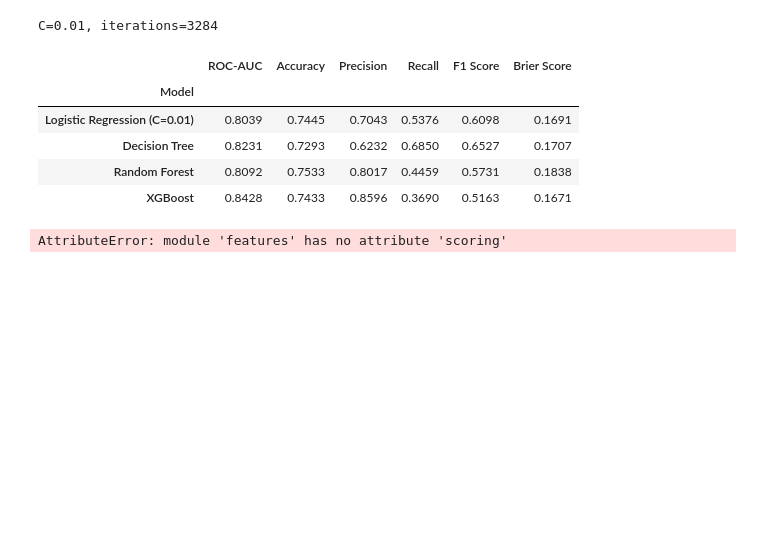
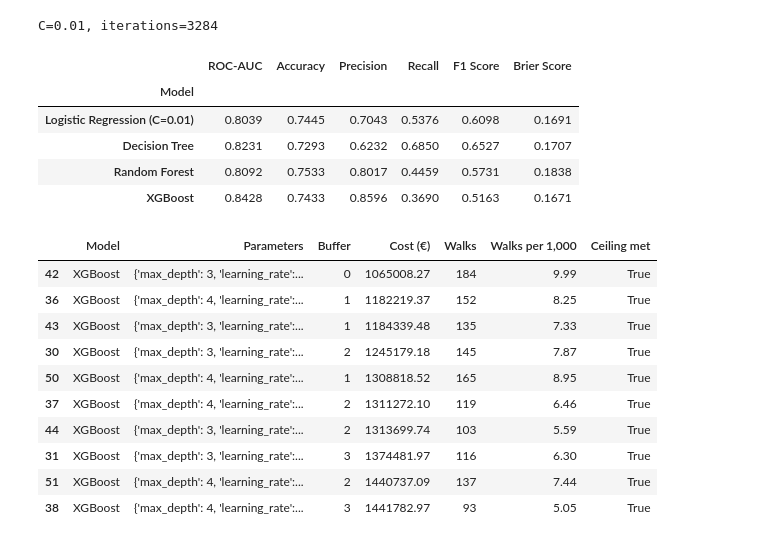
Before and after one commit to Nitishvarma50/Hotel_booking_optimization, a Jupyter notebook: notebooks/model_building.ipynb, the cells around one changed output. Saved outputs shown, nothing was run; the diff lists cells and outputs as text; code cells hidden in the pictures; blank space fills up the shorter version.

Commit message:
Update model building notebook

```diff
--- a/notebooks/model_building.ipynb
+++ b/notebooks/model_building.ipynb
@@ -491,32 +512,42 @@ from xgboost import XGBClassifier
 
 candidates = [
     ("Decision Tree", {"max_depth": 6, "min_samples_leaf": 50}),
     ("Decision Tree", {"max_depth": 8, "min_samples_leaf": 50}),
     ("Decision Tree", {"max_depth": 8, "min_samples_leaf": 100}),
     ("Decision Tree", {"max_depth": 12, "min_samples_leaf": 100}),
     ("XGBoost", {"max_depth": 3, "learning_rate": 0.05, "n_estimators": 200}),
     ("XGBoost", {"max_depth": 4, "learning_rate": 0.05, "n_estimators": 200}),
     ("XGBoost", {"max_depth": 3, "learning_rate": 0.1, "n_estimators": 300}),
     ("XGBoost", {"max_depth": 4, "learning_rate": 0.1, "n_estimators": 300}),
 ]
 results = []
 for model_name, params in candidates:
     if model_name == "Decision Tree":
         model = DecisionTreeClassifier(**params, class_weight="balanced", random_state=42)
     else:
         model = XGBClassifier(**params, objective="binary:logistic", eval_metric="logloss", random_state=42, n_jobs=-1)
     model.fit(X_train_processed, y_train)
     cancel_col = list(model.classes_).index(1)
     prob = model.predict_proba(X_choose_processed)[:, cancel_col]
-    nights = contract.nightly_table(features.scoring, prob)
+    nights = contract.nightly_table(score_choose, prob)
     for buffer in [0, 1, 2, 3, 5, 8, 10]:
         oversell = np.floor(nights["expected"] - buffer).clip(lower=0).astype(int)
         score = contract.night_cost(nights, oversell)
         results.append({"Model": model_name, "Parameters": str(params), "Buffer": buffer,
             "Cost (€)": score["cost_eur"], "Walks": score["walked_guests"],
             "Walks per 1,000": score["walks_per_1000"], "Ceiling met": score["ceiling_met"]})
 tuning_table = pd.DataFrame(results)
 acceptable = tuning_table[tuning_table["Ceiling met"]].sort_values("Cost (€)")
 display(acceptable.head(10))
 # %% [output]
-AttributeError: module 'features' has no attribute 'scoring'
+|  | Model | Parameters | Buffer | Cost (€) | Walks | Walks per 1,000 | Ceiling met |
+| 42 | XGBoost | {'max_depth': 3, 'learning_rate':... | 0 | 1065008.27 | 184 | 9.99 | True |
+| 36 | XGBoost | {'max_depth': 4, 'learning_rate':... | 1 | 1182219.37 | 152 | 8.25 | True |
+| 43 | XGBoost | {'max_depth': 3, 'learning_rate':... | 1 | 1184339.48 | 135 | 7.33 | True |
+| 30 | XGBoost | {'max_depth': 3, 'learning_rate':... | 2 | 1245179.18 | 145 | 7.87 | True |
+| 50 | XGBoost | {'max_depth': 4, 'learning_rate':... | 1 | 1308818.52 | 165 | 8.95 | True |
+| 37 | XGBoost | {'max_depth': 4, 'learning_rate':... | 2 | 1311272.10 | 119 | 6.46 | True |
+| 44 | XGBoost | {'max_depth': 3, 'learning_rate':... | 2 | 1313699.74 | 103 | 5.59 | True |
+| 31 | XGBoost | {'max_depth': 3, 'learning_rate':... | 3 | 1374481.97 | 116 | 6.30 | True |
+| 51 | XGBoost | {'max_depth': 4, 'learning_rate':... | 2 | 1440737.09 | 137 | 7.44 | True |
+| 38 | XGBoost | {'max_depth': 4, 'learning_rate':... | 3 | 1441782.97 | 93 | 5.05 | True |
```
Also changed, not shown: parts of 5 cells of this notebook.
